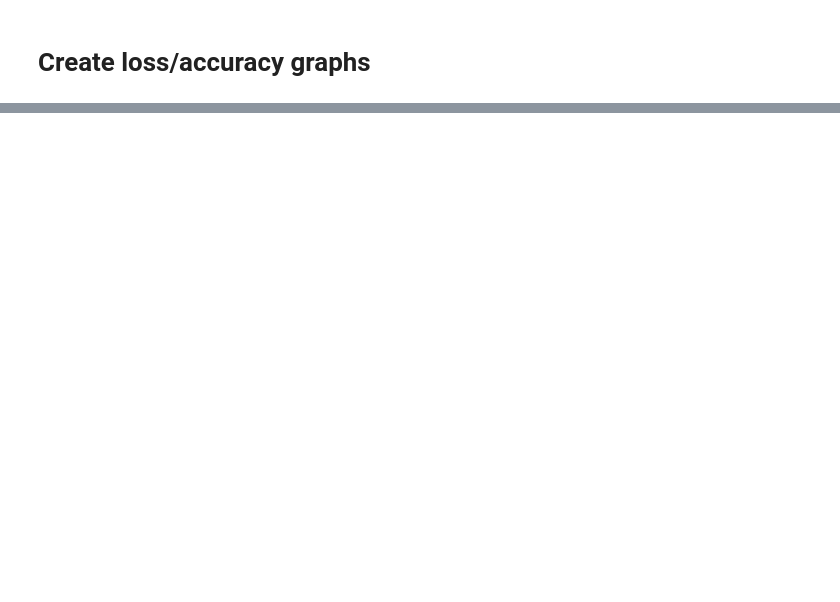
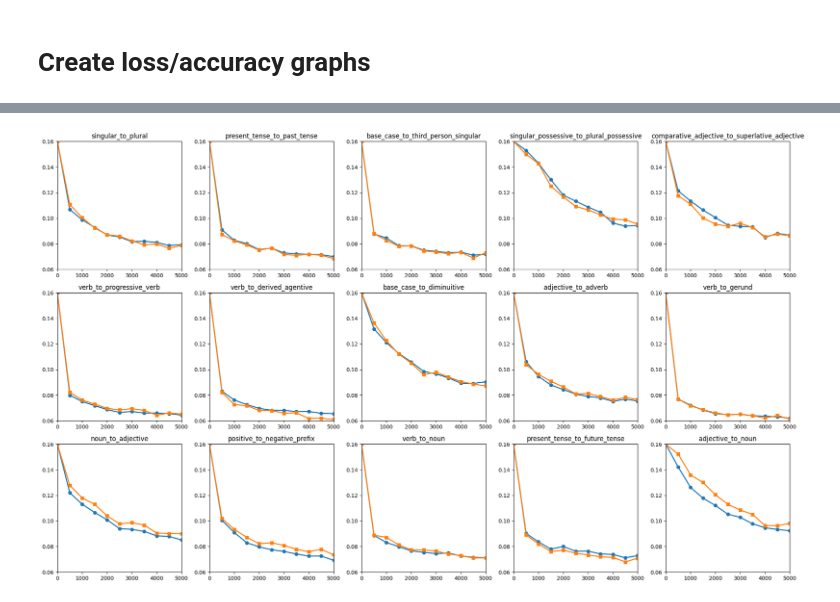
Before and after one commit to K-hack02/MorphoWug-In-Context-Morphology-Learning-with-Transformers, a Jupyter notebook: run.ipynb, the cells around one changed output, grey strips where cells are left out. Drawn from its saved outputs; the diff is of its cells as text; code cells hidden in the pictures; blank space fills up the shorter version.

```diff
--- a/run.ipynb
+++ b/run.ipynb
@@ -356,0 +435,37 @@ plt.show()
+# %%
+# prompt: Create a 3x5 matplotlib grid. For each morphological transformation in TRAIN_DATA_CATEGORIES, plot the train loss and the validation loss. Multiply the x axis by 500. Remove the x and y axis labels and the numbers on the x and y axis. Use a standardized y axis from 0 to 1 and a standardized x axis from 0 to 5000
+
+import matplotlib.pyplot as plt
+
+fig, axes = plt.subplots(3, 5, figsize=(20, 12))  # Create a 3x5 grid of subplots
+
+# Assuming 'losses' and 'TRAIN_DATA_CATEGORIES' are defined from previous code
+for i, category in enumerate(TRAIN_DATA_CATEGORIES):
+    row = i // 5
+    col = i % 5
+    ax = axes[row, col]
+
+    train_losses = losses['train'][category].copy()
+    val_losses = losses['val'][category].copy()
+
+    train_losses.insert(0, 0.16)
+    val_losses.insert(0, 0.16)
+
+    x_vals = [x * 500 for x in range(len(train_losses))]
+    ax.plot(x_vals, train_losses, label='Train Loss',linewidth=2,  marker='o')
+    ax.plot(x_vals, val_losses, label='Validation Loss', linewidth=2, marker='s')
+
+    ax.set_xlim(0, 5000)
+    ax.set_ylim(0.06, 0.16)
+
+    # ax.set_xticks([])
+    # ax.set_yticks([])
+    # ax.set_xticklabels([])
+    # ax.set_yticklabels([])
+
+    ax.set_title(category)
+
+plt.tight_layout()
+plt.show()
+# %% [output]
+[figure, added]
```
Also changed, not shown: parts of 15 cells of this notebook.
